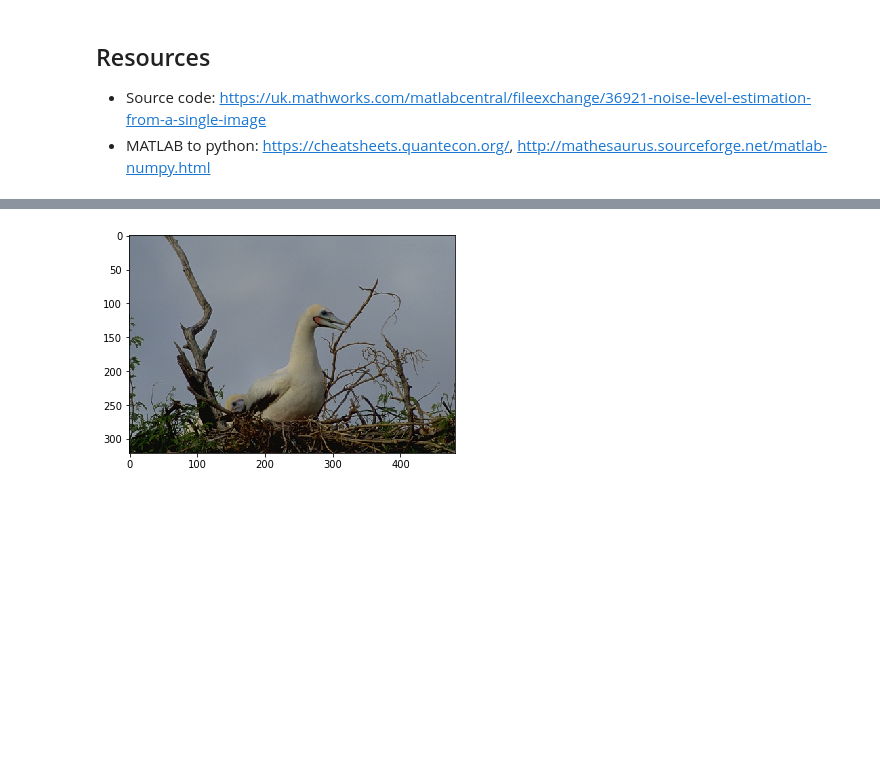
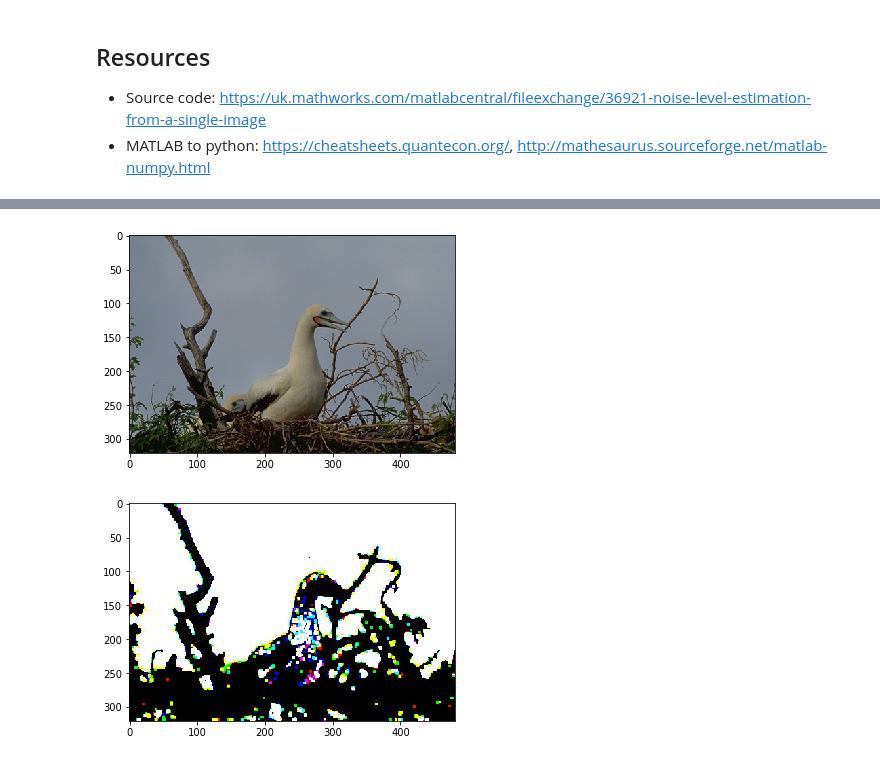
Before and after one commit to fortythreesam/FourthYearProject, a Jupyter notebook: Weak Texture Patches .ipynb, the cells around one changed output, grey strips where cells are left out. Cells and saved outputs as stored; diff of their text form; code cells hidden in the pictures; blank space fills up the shorter version.

```diff
--- a/Weak Texture Patches .ipynb
+++ b/Weak Texture Patches .ipynb
@@ -270,8 +274,9 @@ class ImageDataset:
             new_image = new_image[:,:,::-1]
             self.base_images += [new_image]
             try:
-                nlevel, th, num = NoiseLevel(new_image)
-                new_image_mask = weak_texture_mask(new_image,th)
+                nlevel, th, num = NoiseLevel(new_image,4)
+                new_image_mask = weak_texture_mask(new_image,th,4)
+                self.base_image_masks += [new_image_mask]
             except:
                 plt.imshow(new_image)
                 plt.show()
@@ -280,5 +285,8 @@ images = ImageDataset(20)
 # %%
 plt.imshow(images.base_images[2])
 plt.show()
+plt.imshow(images.base_image_masks[2])
+plt.show()
 # %% [output]
 [figure]
+[figure, added]
```
Also changed, not shown: parts of 6 cells of this notebook.
